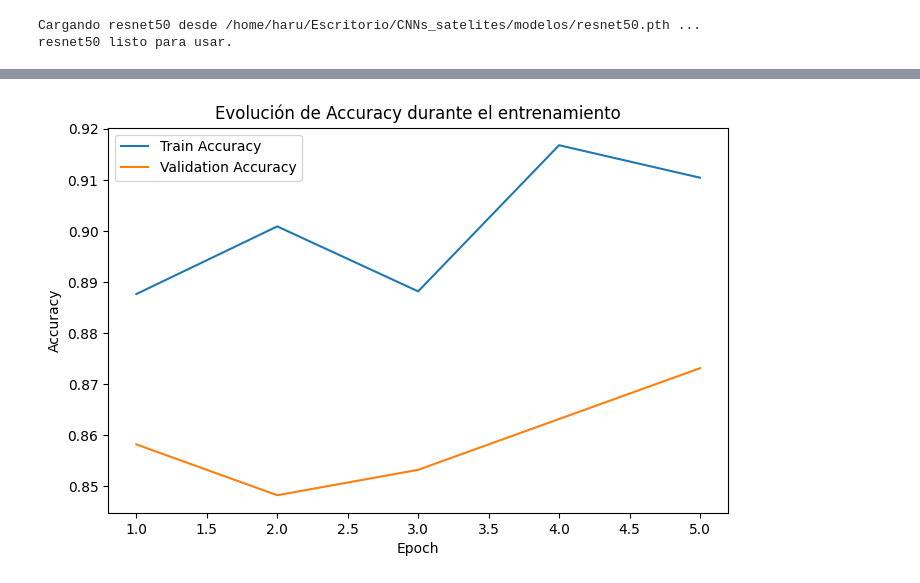
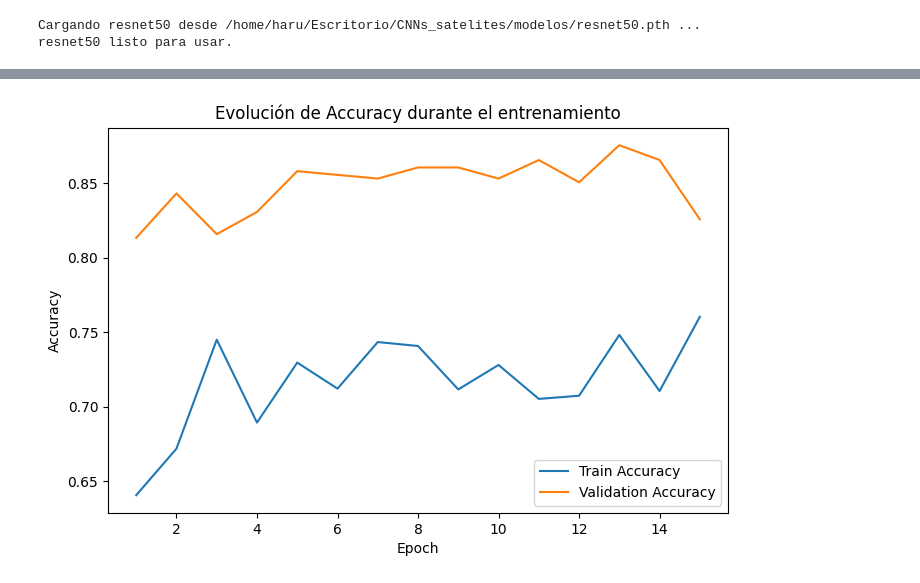
Before and after one commit to NicolasSalinasR/CNN_imagen_satelital, a Jupyter notebook: CNNS_para_deteccion_de_incendios_forestales.ipynb, the cells around one changed output, grey strips where cells are left out. Drawn from its saved outputs; the diff is of its cells as text; code cells hidden in the pictures.

```diff
--- a/CNNS_para_deteccion_de_incendios_forestales.ipynb
+++ b/CNNS_para_deteccion_de_incendios_forestales.ipynb
@@ -552,0 +705,7 @@ Epoch 5/5 | Train Acc: 0.8537 | Val Acc: 0.8259
+# %%
+study = optuna.create_study(
+    direction="maximize",
+    study_name="resnet50_hparam_search"
+)
+
+study.optimize(objective, n_trials=20)  # puedes subir a 50–100
@@ -552,0 +786,21 @@ Epoch 5/5 | Train Acc: 0.8537 | Val Acc: 0.8259
+# %%
+best_params = study.best_params
+
+# Crear nuevamente el modelo (muy importante)
+model_ft = load_torchvision_model("resnet50")  # <-- usa la función que definiste para el modelo
+
+# Entrenar usando los mejores parámetros
+model_ft, hist = train_cnn(
+    model_ft,
+    train_loader, val_loader,
+    num_epochs=15,   # puedes aumentarlo ahora que ya optimizaste
+    n_last_layers=best_params.get("n_last_layers", 1),
+    unfreeze_strategy="last_n",
+    lr=best_params.get("lr", 1e-4),
+    weight_decay=best_params.get("weight_decay", 1e-4),
+    label_smoothing=best_params.get("label_smoothing", 0.0),
+    mixup_alpha=best_params.get("mixup_alpha", 0.0),
+    optimizer_type=best_params.get("optimizer_type", "adamw"),
+    early_stopping=True,
+    patience=3
+)
@@ -578,5 +903,5 @@ def plot_train_results(history):
     plt.legend()
     plt.show()
 # %%
-plot_train_results(history_resnet50)
+plot_train_results(hist)
 # %% [output]
@@ -587 +912 @@ Validation Accuracy final: 0.8731343283582089
-[figure, old version]
+[figure, new version]
```
Also changed, not shown: parts of 33 cells of this notebook.
